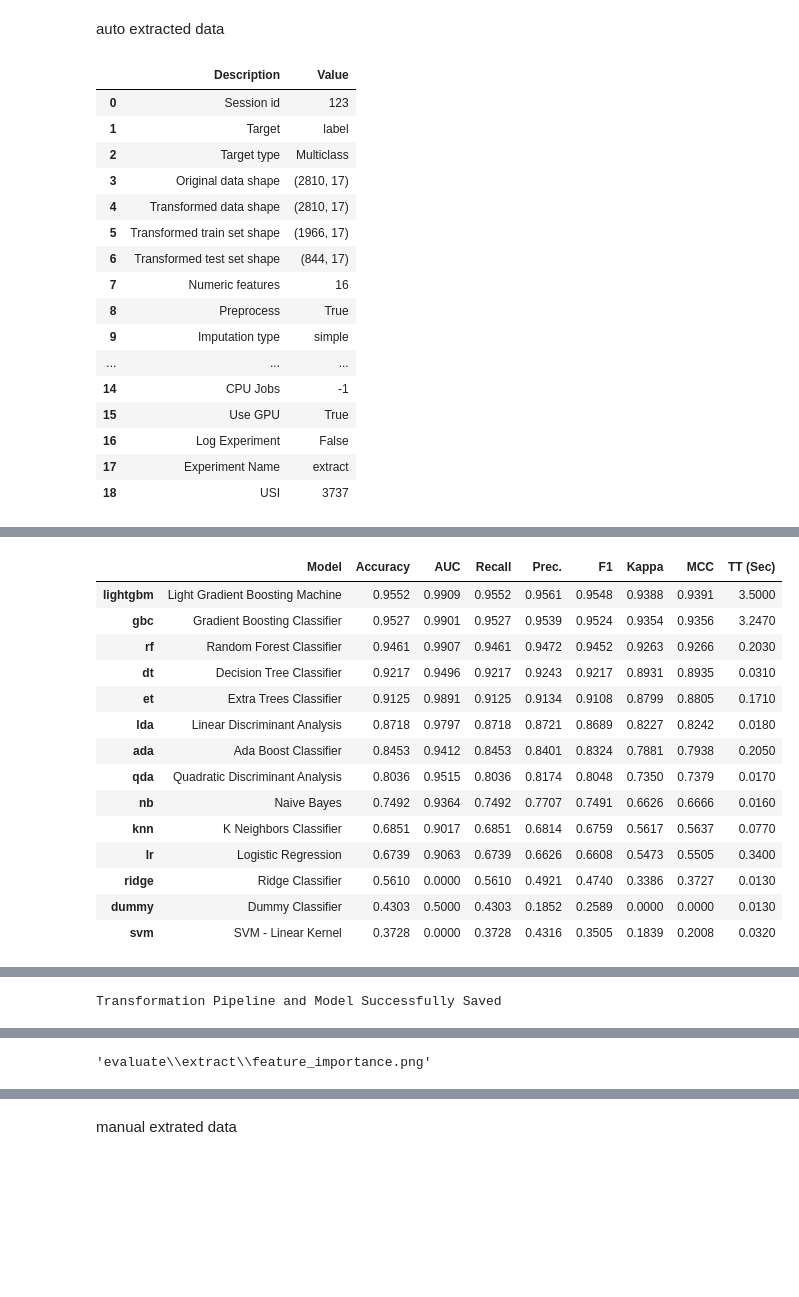
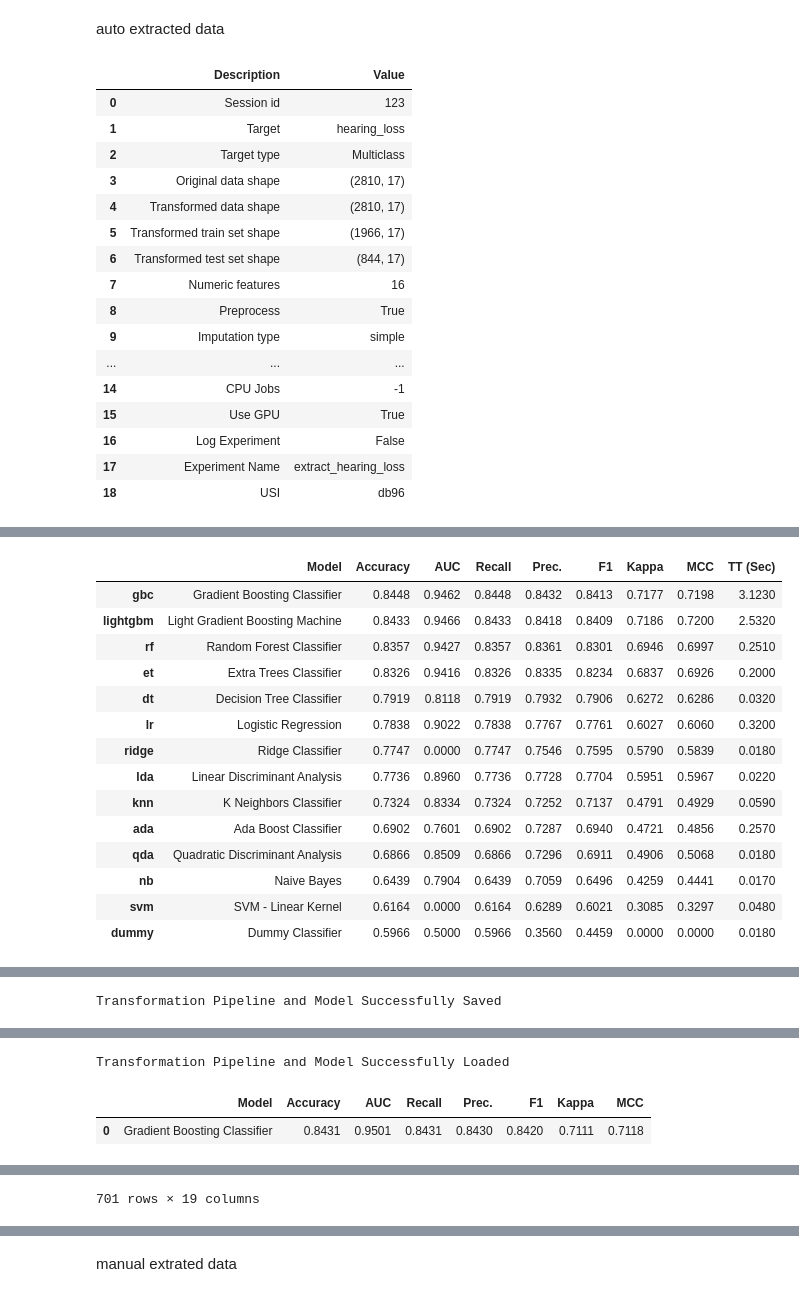
Before and after one commit to biodatlab/autoaudiogram, a Jupyter notebook: src/classification/train.ipynb, the cells around one changed output, grey strips where cells are left out. Saved outputs shown, nothing was run; the diff lists cells and outputs as text; code cells hidden in the pictures; blank space fills up the shorter version.

```diff
--- a/src/classification/train.ipynb
+++ b/src/classification/train.ipynb
@@ -14,68 +17,82 @@ plt.rcParams['font.family'] = 'Arial'
 # %% [markdown]
 auto extracted data
 # %%
+# hearing loss classificaiton
 # Load data
 data_path = 'data/train_extract.csv'
-experiment_name = 'extract'
-data = pd.read_csv(data_path, index_col=0)
+# prepare data
+data = pd.read_csv(data_path, index_col=0).drop(['severity'], axis=1)
+label = ['CHL','SNHL', 'Mixed HL', 'Normal hearing']
+data['hearing_loss'] = data['hearing_loss'].map(lambda x: label.index(x))
 
 # setup
-clf = setup(data=data, target='label', use_gpu=True, session_id=123, experiment_name=experiment_name)
+experiment_name = 'extract_hearing_loss'
+clf = setup(data=data, target='hearing_loss', use_gpu=True, session_id=123, experiment_name=experiment_name)
 best_auto = compare_models(n_select=5)
 
 # save model
 os.makedirs('models', exist_ok=True)
-save_path = os.path.join('models',experiment_name + '_model')
+save_path = os.path.join('models', experiment_name + '_model')
 save_model(best_auto[0], save_path)
 
 # evaluate model
 eval_dir = os.path.join('evaluate', experiment_name)
-os.makedirs(eval_dir,exist_ok=True)
+os.makedirs(eval_dir, exist_ok=True)
 cf = plot_model(best_auto[0], plot='confusion_matrix', save=True)
 roc = plot_model(best_auto[0], save=True)
 feature_importance = plot_model(best_auto[0], plot='feature', save=True)
 
 # move evaluate files to evaluate folder
 shutil.move('Confusion Matrix.png', os.path.join(eval_dir, 'confusion_matrix.png'))
 shutil.move('AUC.png', os.path.join(eval_dir, 'roc.png'))
 shutil.move('Feature Importance.png', os.path.join(eval_dir, 'feature_importance.png'))
+
+# test on test set
+data_test_path = 'data/test_extract.csv'
+data_test = pd.read_csv(data_test_path, index_col=0).drop(['severity'], axis=1)
+data_test['hearing_loss'] = data_test['hearing_loss'].map(lambda x: label.index(x))
+
+model = load_model(save_path)
+predict_model(model, data=data_test)
 # %% [output]
 |  | Description | Value |
 | 0 | Session id | 123 |
-| 1 | Target | label |
+| 1 | Target | hearing_loss |
 | 2 | Target type | Multiclass |
 | 3 | Original data shape | (2810, 17) |
 | 4 | Transformed data shape | (2810, 17) |
 | 5 | Transformed train set shape | (1966, 17) |
 | 6 | Transformed test set shape | (844, 17) |
 | 7 | Numeric features | 16 |
 | 8 | Preprocess | True |
 | 9 | Imputation type | simple |
 | ... | ... | ... |
 | 14 | CPU Jobs | -1 |
 | 15 | Use GPU | True |
 | 16 | Log Experiment | False |
-| 17 | Experiment Name | extract |
-| 18 | USI | 3737 |
+| 17 | Experiment Name | extract_hearing_loss |
+| 18 | USI | db96 |
 [interactive output not drawn]
 |  | Model | Accuracy | AUC | Recall | Prec. | F1 | Kappa | MCC | TT (Sec) |
-| lightgbm | Light Gradient Boosting Machine | 0.9552 | 0.9909 | 0.9552 | 0.9561 | 0.9548 | 0.9388 | 0.9391 | 3.5000 |
-| gbc | Gradient Boosting Classifier | 0.9527 | 0.9901 | 0.9527 | 0.9539 | 0.9524 | 0.9354 | 0.9356 | 3.2470 |
-| rf | Random Forest Classifier | 0.9461 | 0.9907 | 0.9461 | 0.9472 | 0.9452 | 0.9263 | 0.9266 | 0.2030 |
-| dt | Decision Tree Classifier | 0.9217 | 0.9496 | 0.9217 | 0.9243 | 0.9217 | 0.8931 | 0.8935 | 0.0310 |
-| et | Extra Trees Classifier | 0.9125 | 0.9891 | 0.9125 | 0.9134 | 0.9108 | 0.8799 | 0.8805 | 0.1710 |
-| lda | Linear Discriminant Analysis | 0.8718 | 0.9797 | 0.8718 | 0.8721 | 0.8689 | 0.8227 | 0.8242 | 0.0180 |
-| ada | Ada Boost Classifier | 0.8453 | 0.9412 | 0.8453 | 0.8401 | 0.8324 | 0.7881 | 0.7938 | 0.2050 |
-| qda | Quadratic Discriminant Analysis | 0.8036 | 0.9515 | 0.8036 | 0.8174 | 0.8048 | 0.7350 | 0.7379 | 0.0170 |
-| nb | Naive Bayes | 0.7492 | 0.9364 | 0.7492 | 0.7707 | 0.7491 | 0.6626 | 0.6666 | 0.0160 |
-| knn | K Neighbors Classifier | 0.6851 | 0.9017 | 0.6851 | 0.6814 | 0.6759 | 0.5617 | 0.5637 | 0.0770 |
-| lr | Logistic Regression | 0.6739 | 0.9063 | 0.6739 | 0.6626 | 0.6608 | 0.5473 | 0.5505 | 0.3400 |
-| ridge | Ridge Classifier | 0.5610 | 0.0000 | 0.5610 | 0.4921 | 0.4740 | 0.3386 | 0.3727 | 0.0130 |
-| dummy | Dummy Classifier | 0.4303 | 0.5000 | 0.4303 | 0.1852 | 0.2589 | 0.0000 | 0.0000 | 0.0130 |
-| svm | SVM - Linear Kernel | 0.3728 | 0.0000 | 0.3728 | 0.4316 | 0.3505 | 0.1839 | 0.2008 | 0.0320 |
+| gbc | Gradient Boosting Classifier | 0.8448 | 0.9462 | 0.8448 | 0.8432 | 0.8413 | 0.7177 | 0.7198 | 3.1230 |
+| lightgbm | Light Gradient Boosting Machine | 0.8433 | 0.9466 | 0.8433 | 0.8418 | 0.8409 | 0.7186 | 0.7200 | 2.5320 |
+| rf | Random Forest Classifier | 0.8357 | 0.9427 | 0.8357 | 0.8361 | 0.8301 | 0.6946 | 0.6997 | 0.2510 |
+| et | Extra Trees Classifier | 0.8326 | 0.9416 | 0.8326 | 0.8335 | 0.8234 | 0.6837 | 0.6926 | 0.2000 |
+| dt | Decision Tree Classifier | 0.7919 | 0.8118 | 0.7919 | 0.7932 | 0.7906 | 0.6272 | 0.6286 | 0.0320 |
+| lr | Logistic Regression | 0.7838 | 0.9022 | 0.7838 | 0.7767 | 0.7761 | 0.6027 | 0.6060 | 0.3200 |
+| ridge | Ridge Classifier | 0.7747 | 0.0000 | 0.7747 | 0.7546 | 0.7595 | 0.5790 | 0.5839 | 0.0180 |
+| lda | Linear Discriminant Analysis | 0.7736 | 0.8960 | 0.7736 | 0.7728 | 0.7704 | 0.5951 | 0.5967 | 0.0220 |
+| knn | K Neighbors Classifier | 0.7324 | 0.8334 | 0.7324 | 0.7252 | 0.7137 | 0.4791 | 0.4929 | 0.0590 |
+| ada | Ada Boost Classifier | 0.6902 | 0.7601 | 0.6902 | 0.7287 | 0.6940 | 0.4721 | 0.4856 | 0.2570 |
+| qda | Quadratic Discriminant Analysis | 0.6866 | 0.8509 | 0.6866 | 0.7296 | 0.6911 | 0.4906 | 0.5068 | 0.0180 |
+| nb | Naive Bayes | 0.6439 | 0.7904 | 0.6439 | 0.7059 | 0.6496 | 0.4259 | 0.4441 | 0.0170 |
+| svm | SVM - Linear Kernel | 0.6164 | 0.0000 | 0.6164 | 0.6289 | 0.6021 | 0.3085 | 0.3297 | 0.0480 |
+| dummy | Dummy Classifier | 0.5966 | 0.5000 | 0.5966 | 0.3560 | 0.4459 | 0.0000 | 0.0000 | 0.0180 |
 [interactive output not drawn]
 Transformation Pipeline and Model Successfully Saved
 [interactive output not drawn]
 [interactive output not drawn]
 [interactive output not drawn]
-'evaluate\\extract\\feature_importance.png'
+Transformation Pipeline and Model Successfully Loaded
+|  | Model | Accuracy | AUC | Recall | Prec. | F1 | Kappa | MCC |
+| 0 | Gradient Boosting Classifier | 0.8431 | 0.9501 | 0.8431 | 0.8430 | 0.8420 | 0.7111 | 0.7118 |
@@ -81,0 +111 @@ Transformation Pipeline and Model Successfully Saved
+701 rows × 19 columns
```
Also changed, not shown: parts of 8 cells of this notebook, 14 other files.
